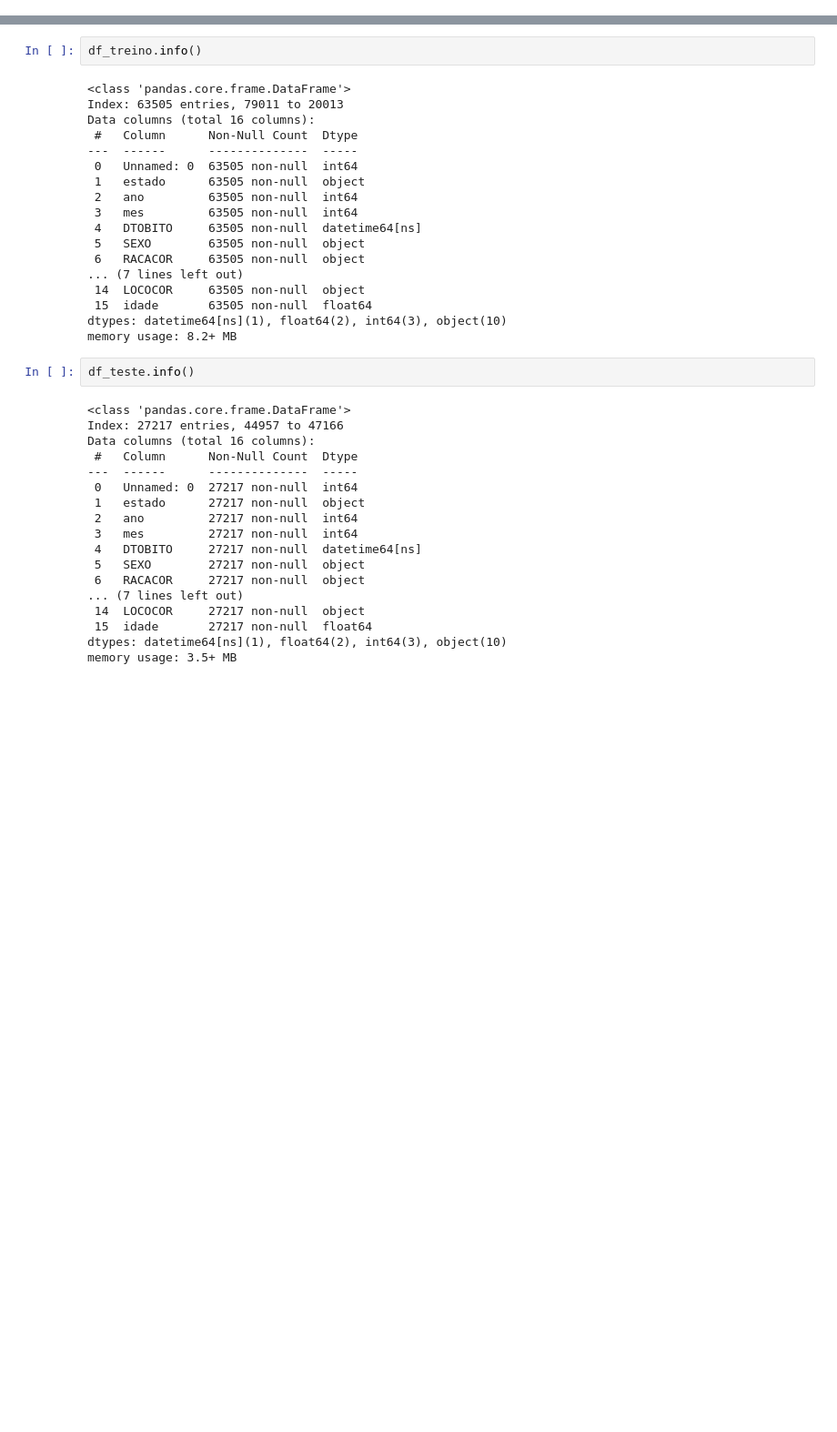
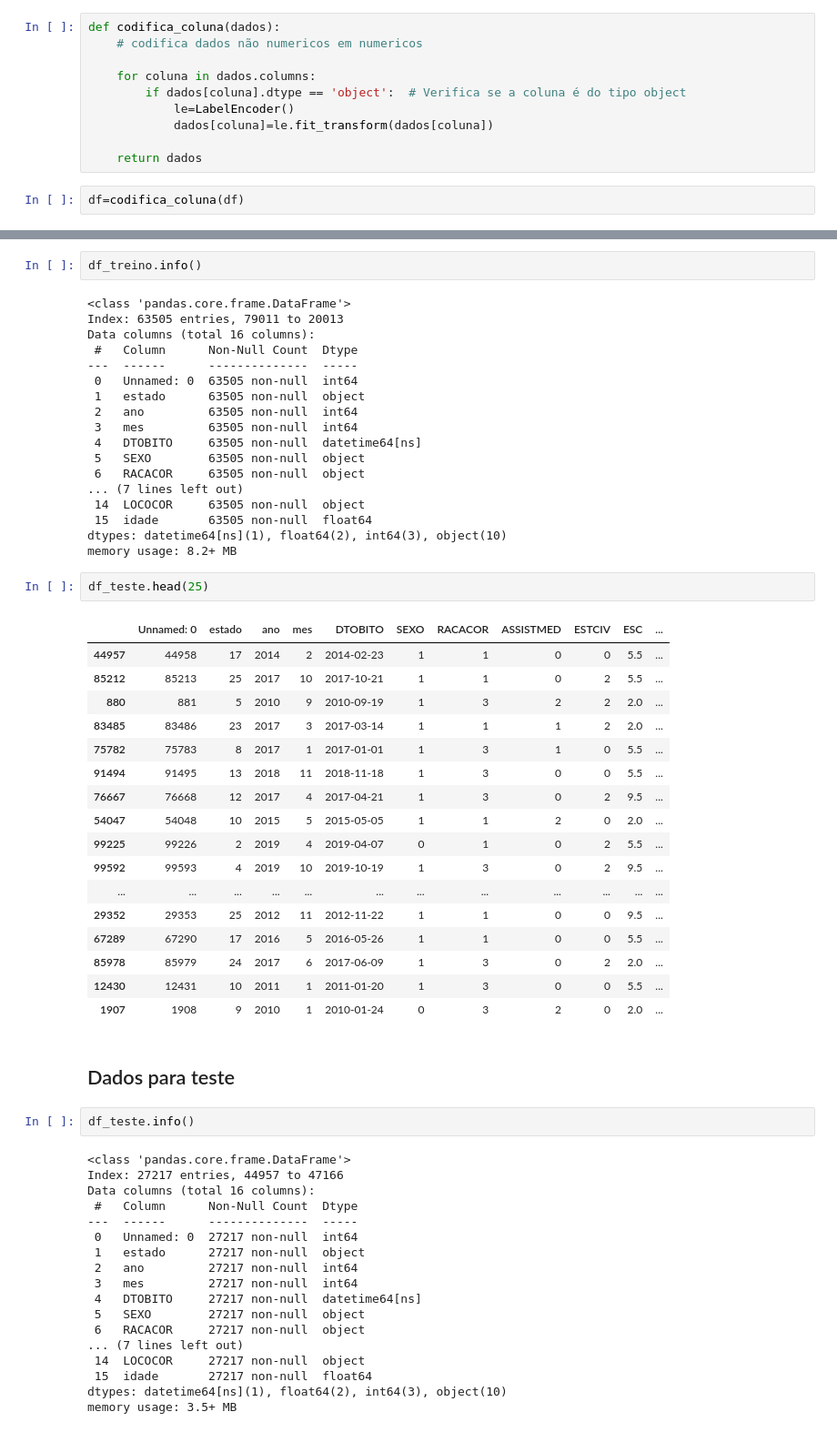
Before and after one commit to ThiagoDFMaia/Aulas-Python, a Jupyter notebook: aulas_pos/exercicios/projeto_python/projeto.ipynb, the cells around one changed output, grey strips where cells are left out. Shown at 91% size. Saved outputs shown, nothing was run; the diff lists cells and outputs as text; blank space fills up the shorter version.

```diff
--- a/aulas_pos/exercicios/projeto_python/projeto.ipynb
+++ b/aulas_pos/exercicios/projeto_python/projeto.ipynb
@@ -874,0 +858,12 @@ fig.show()
+# %%
+def codifica_coluna(dados):
+    # codifica dados não numericos em numericos
+
+    for coluna in dados.columns:
+        if dados[coluna].dtype == 'object':  # Verifica se a coluna é do tipo object
+            le=LabelEncoder()
+            dados[coluna]=le.fit_transform(dados[coluna])
+
+    return dados
+# %%
+df=codifica_coluna(df)
@@ -910,6 +934,28 @@ Data columns (total 16 columns):
  15  idade       63505 non-null  float64
 dtypes: datetime64[ns](1), float64(2), int64(3), object(10)
 memory usage: 8.2+ MB
+# %%
+df_teste.head(25)
+# %% [output]
+|  | Unnamed: 0 | estado | ano | mes | DTOBITO | SEXO | RACACOR | ASSISTMED | ESTCIV | ESC | ... |
+| 44957 | 44958 | 17 | 2014 | 2 | 2014-02-23 | 1 | 1 | 0 | 0 | 5.5 | ... |
+| 85212 | 85213 | 25 | 2017 | 10 | 2017-10-21 | 1 | 1 | 0 | 2 | 5.5 | ... |
+| 880 | 881 | 5 | 2010 | 9 | 2010-09-19 | 1 | 3 | 2 | 2 | 2.0 | ... |
+| 83485 | 83486 | 23 | 2017 | 3 | 2017-03-14 | 1 | 1 | 1 | 2 | 2.0 | ... |
+| 75782 | 75783 | 8 | 2017 | 1 | 2017-01-01 | 1 | 3 | 1 | 0 | 5.5 | ... |
+| 91494 | 91495 | 13 | 2018 | 11 | 2018-11-18 | 1 | 3 | 0 | 0 | 5.5 | ... |
+| 76667 | 76668 | 12 | 2017 | 4 | 2017-04-21 | 1 | 3 | 0 | 2 | 9.5 | ... |
+| 54047 | 54048 | 10 | 2015 | 5 | 2015-05-05 | 1 | 1 | 2 | 0 | 2.0 | ... |
+| 99225 | 99226 | 2 | 2019 | 4 | 2019-04-07 | 0 | 1 | 0 | 2 | 5.5 | ... |
+| 99592 | 99593 | 4 | 2019 | 10 | 2019-10-19 | 1 | 3 | 0 | 2 | 9.5 | ... |
+| ... | ... | ... | ... | ... | ... | ... | ... | ... | ... | ... | ... |
+| 29352 | 29353 | 25 | 2012 | 11 | 2012-11-22 | 1 | 1 | 0 | 0 | 9.5 | ... |
+| 67289 | 67290 | 17 | 2016 | 5 | 2016-05-26 | 1 | 1 | 0 | 0 | 5.5 | ... |
+| 85978 | 85979 | 24 | 2017 | 6 | 2017-06-09 | 1 | 3 | 0 | 2 | 2.0 | ... |
+| 12430 | 12431 | 10 | 2011 | 1 | 2011-01-20 | 1 | 3 | 0 | 0 | 5.5 | ... |
+| 1907 | 1908 | 9 | 2010 | 1 | 2010-01-24 | 0 | 3 | 2 | 0 | 2.0 | ... |
+# %% [markdown]
+## Dados para teste
 # %%
 df_teste.info()
 # %% [output]
```
Also changed, not shown: parts of 17 cells of this notebook, 4 other files.
